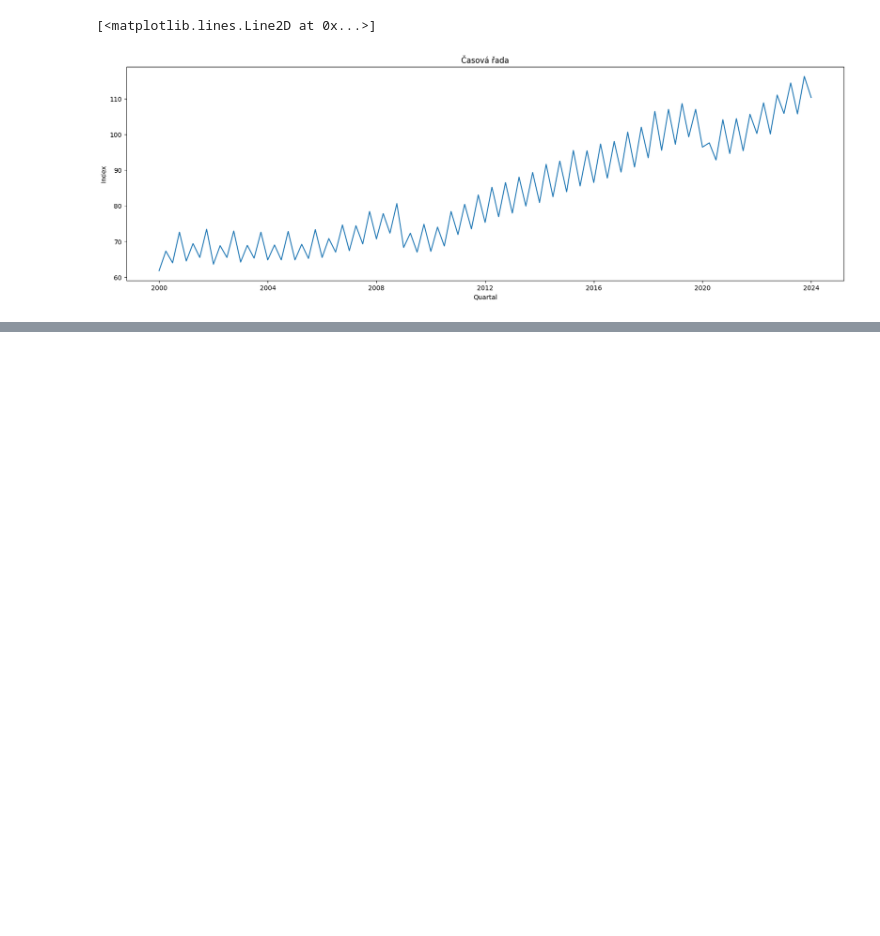
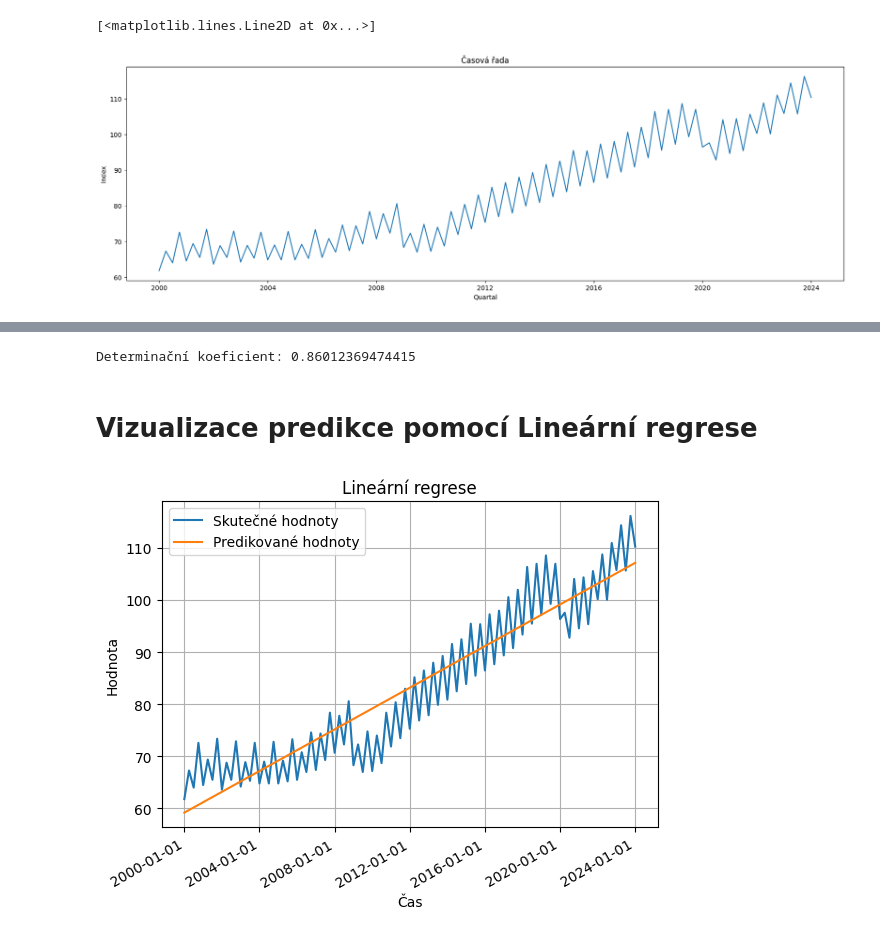
Before and after one commit to ulricht01/CAS, a Jupyter notebook: semestralni_prace_remake.ipynb, the cells around one changed output, grey strips where cells are left out. Drawn from its saved outputs; the diff is of its cells as text; code cells hidden in the pictures; blank space fills up the shorter version.

```diff
--- a/semestralni_prace_remake.ipynb
+++ b/semestralni_prace_remake.ipynb
@@ -39,0 +114,50 @@ plt.plot(x,y)
+# %%
+import numpy as np
+from sklearn.linear_model import LinearRegression
+import matplotlib.pyplot as plt
+import pandas as pd
+import matplotlib.dates as mdates
+
+# Filtrace dat
+filtered_data = data.loc[
+    (data['unit'] == 'I21') &
+    (data['geo'] == 'DE') &
+    (data['s_adj'] == 'NSA') &
+    (data['indic_bt'] == 'WAGE') &
+    (data['nace_r2'] == 'C')
+]
+
+# Převedení TIME_PERIOD na datetime a následně na číselné hodnoty (např. pořadové číslo dne)
+filtered_data['TIME_PERIOD'] = pd.to_datetime(filtered_data['TIME_PERIOD'])
+x = np.array(filtered_data['TIME_PERIOD'].map(pd.Timestamp.toordinal)).reshape((-1, 1))
+
+# Vytvoření y jako OBS_VALUE
+y = np.array(filtered_data['OBS_VALUE'])
+
+# Lineární regrese
+model = LinearRegression().fit(x, y)
+r2 = model.score(x, y)
+print(f"Determinační koeficient: {r2}")
+
+y_pred = model.predict(x)
+# %% [output]
+Determinační koeficient: 0.86012369474415
+# %% [markdown]
+# Vizualizace predikce pomocí Lineární regrese
+# %%
+# Vytvoření grafu
+plt.plot(filtered_data['TIME_PERIOD'], y, label='Skutečné hodnoty')
+plt.plot(filtered_data['TIME_PERIOD'], y_pred, label='Predikované hodnoty')
+plt.xlabel('Čas')
+plt.ylabel('Hodnota')
+plt.title('Lineární regrese')
+
+# Nastavení formátu data na ose x
+plt.gca().xaxis.set_major_formatter(mdates.DateFormatter('%Y-%m-%d'))
+plt.gcf().autofmt_xdate()  # Automatické otáčení popisů na ose x
+
+plt.legend()
+plt.grid(True)
+plt.show()
+# %% [output]
+[figure, added]
```
Also changed, not shown: parts of 13 cells of this notebook.
